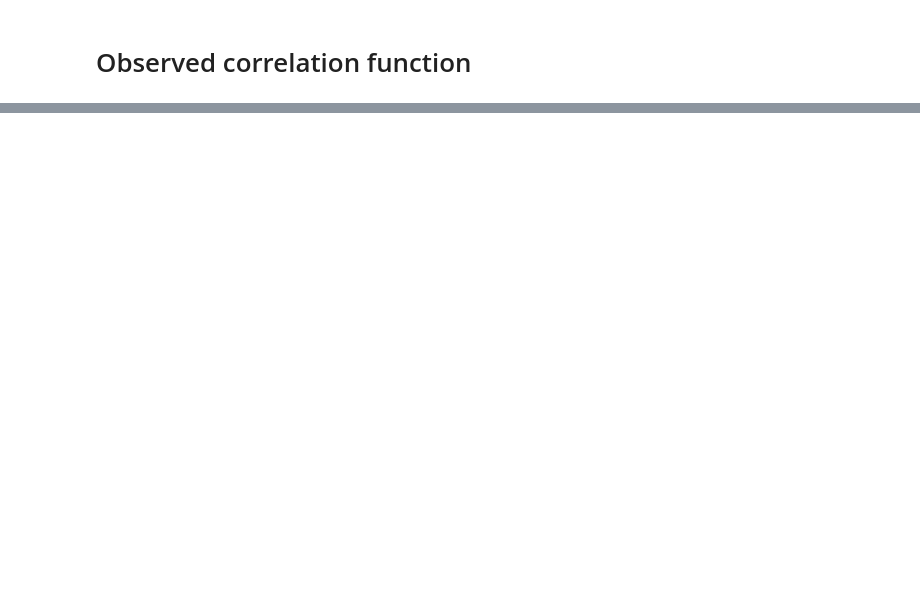
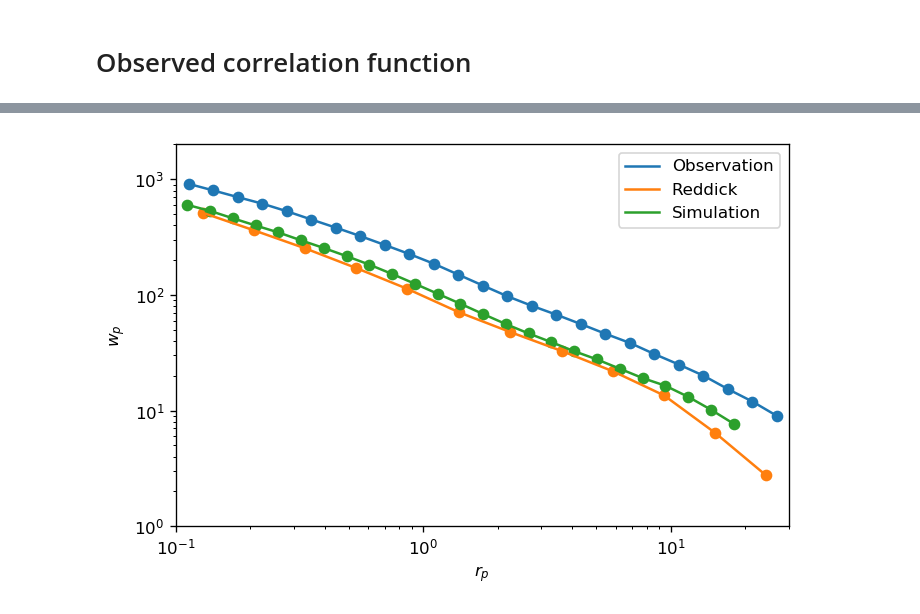
Before and after one commit to harrydesmond/halos-galaxies, a Jupyter notebook: src/19-07-08-Observed_Correlation.ipynb, the cells around one changed output, grey strips where cells are left out. Cells and saved outputs as stored; diff of their text form; code cells hidden in the pictures; blank space fills up the shorter version.

```diff
--- a/src/19-07-08-Observed_Correlation.ipynb
+++ b/src/19-07-08-Observed_Correlation.ipynb
@@ -22,0 +47,4 @@ wp()
+# %%
+# All the pair counts are done, get the angular correlation function
+wp = convert_rp_pi_counts_to_wp(N, N, rand_N, rand_N, DD_counts, DR_counts,
+                                DR_counts, RR_counts, nbins, pimax)
@@ -22,0 +76,25 @@ wp()
+# %%
+wp_sim = np.load("../Data/halocorr.npy")
+
+
+x = bin_centers(bins)
+
+
+plt.figure(dpi=120)
+plt.loglog(x, wp, label='Observation')
+plt.scatter(x, wp)
+plt.loglog(xr, yr, label='Reddick')
+plt.scatter(xr, yr)
+plt.loglog(wp_sim['x'],wp_sim['wp'], label='Simulation')
+plt.scatter(wp_sim['x'], wp_sim['wp'])
+plt.ylim(ymin=1, ymax=2000)
+plt.xlim(xmin=0.1, xmax=30)
+plt.xlabel(r'$r_p$')
+plt.ylabel(r'$w_p$')
+# plt.ylim(ymax=10**3)
+plt.legend()
+plt.tight_layout()
+plt.savefig("../Plots/CorrCompar.pdf")
+plt.show()
+# %% [output]
+[figure, added]
```
Also changed, not shown: parts of 13 cells of this notebook, 4 other files.
